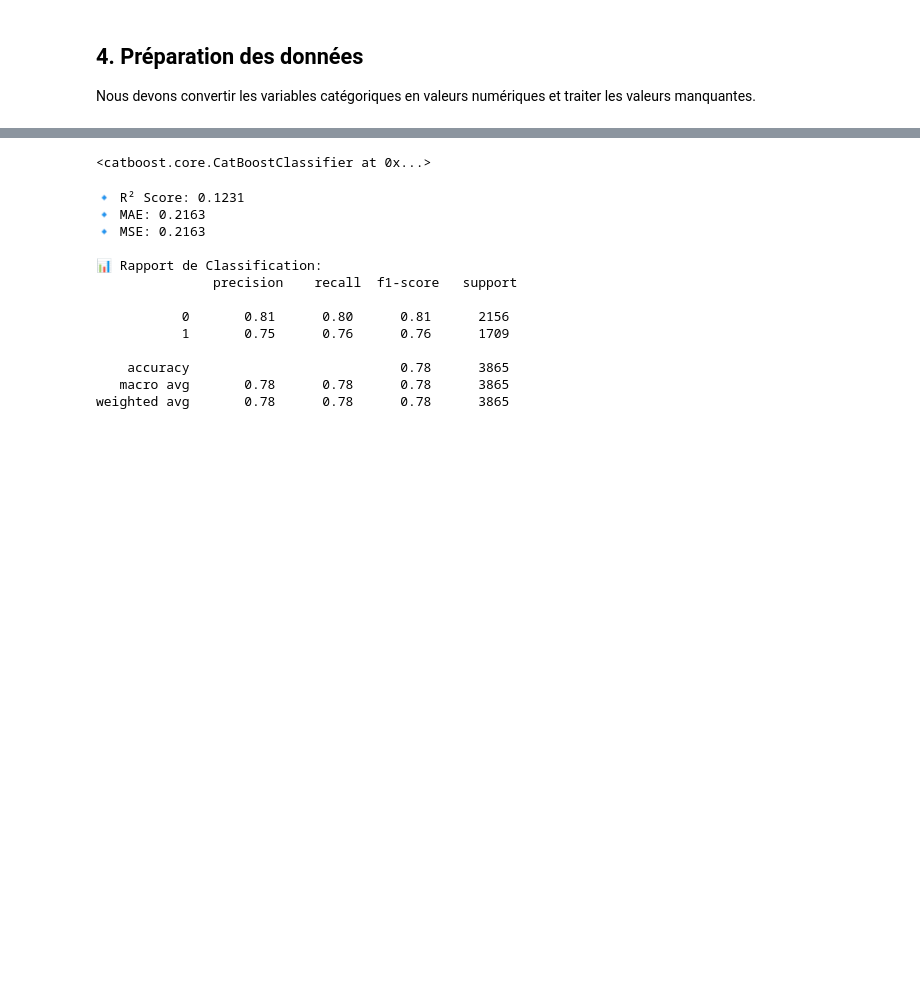
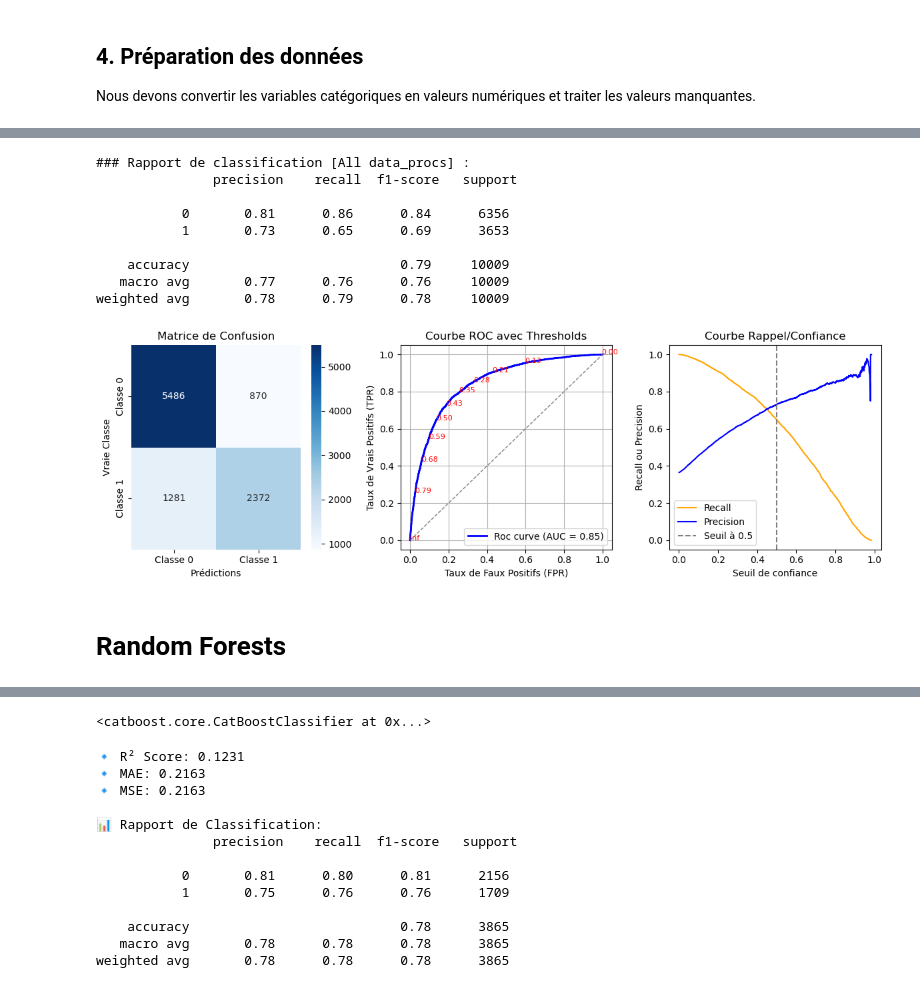
Before and after one commit to slauras/MLClassification, a Jupyter notebook: notebook.ipynb, the cells around one changed output, grey strips where cells are left out. Cells and saved outputs as stored; diff of their text form; code cells hidden in the pictures; blank space fills up the shorter version.

```diff
--- a/notebook.ipynb
+++ b/notebook.ipynb
@@ -171,19 +142,0 @@ df
-# %%
-from sklearn.model_selection import train_test_split
-from sklearn.preprocessing import StandardScaler, LabelEncoder
-
-target_encoder = LabelEncoder()
-
-X = df.drop(columns='target')
-y = pd.Series(target_encoder.fit_transform(df['target']))
-
-X_train, X_test, y_train, y_test = train_test_split(X, y, test_size=0.2, random_state=42, stratify=y)
-# %%
-from sklearn.ensemble import IsolationForest
-
-iso_forest = IsolationForest(contamination=0.1, random_state=42)
-outlier_preds = iso_forest.fit_predict(X_train[num_features])  # Utilisation des variables encodées
-
-# Garder uniquement les données normales
-X_train_clean = X_train[outlier_preds == 1]
-y_train_clean = y_train[outlier_preds == 1]
@@ -202,0 +439,15 @@ model_cb.fit(X_train, y_train)
+# %%
+evaluate_multi_model([active, retired, inactive], "ridge")
+# %% [output]
+### Rapport de classification [All data_procs] :
+               precision    recall  f1-score   support
+
+           0       0.81      0.86      0.84      6356
+           1       0.73      0.65      0.69      3653
+
+    accuracy                           0.79     10009
+   macro avg       0.77      0.76      0.76     10009
+weighted avg       0.78      0.79      0.78     10009
+[figure, added]
+# %% [markdown]
+# Random Forests
```
Also changed, not shown: parts of 47 cells of this notebook, 9 other files.
